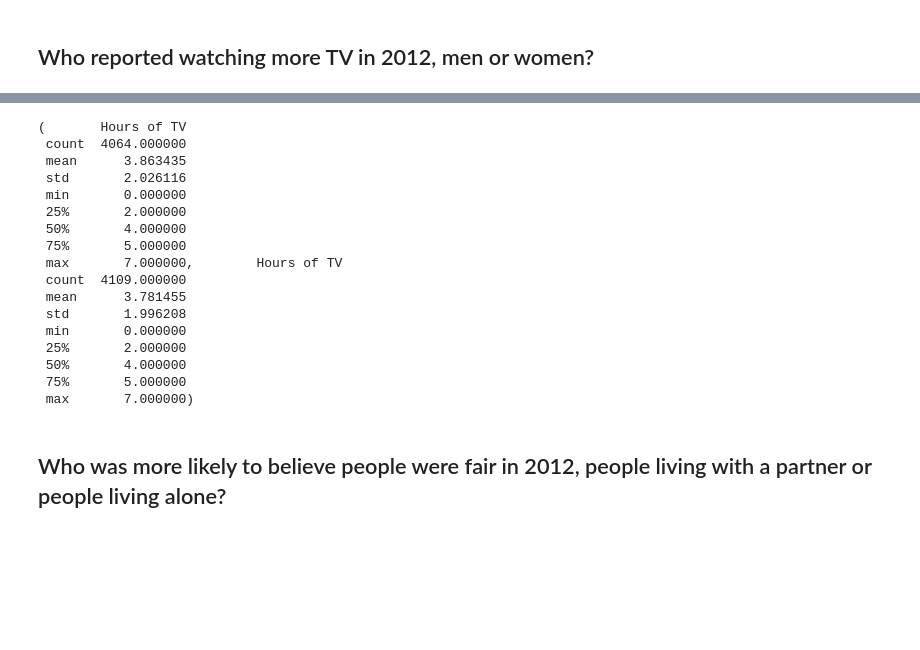
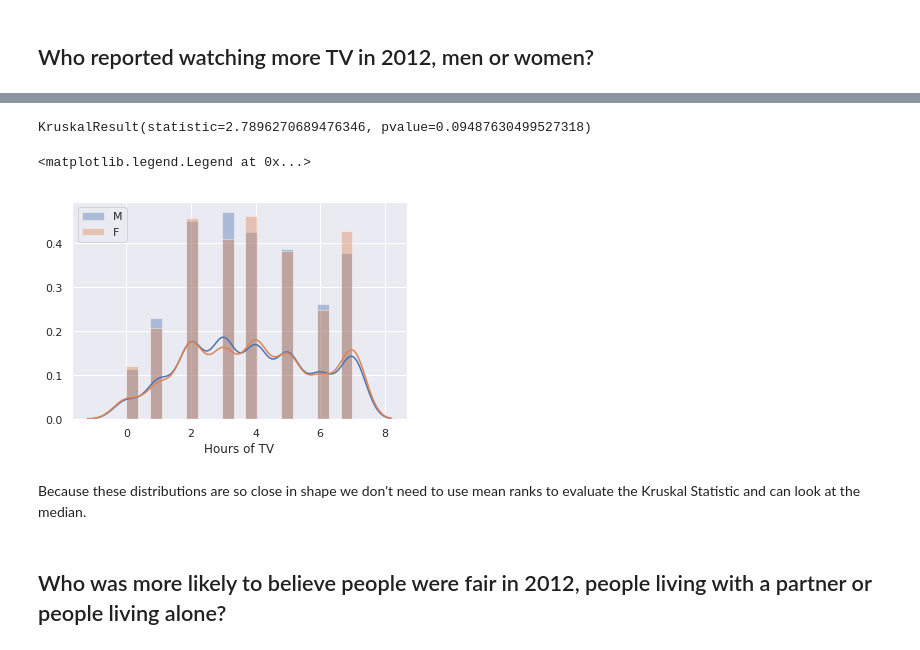
Before and after one commit to zdwhite/Thinkful-Unit-5, a Jupyter notebook: Challenge_What_test_to_use.ipynb, the cells around one changed output, grey strips where cells are left out. Drawn from its saved outputs; the diff is of its cells as text; code cells hidden in the pictures; blank space fills up the shorter version.

```diff
--- a/Challenge_What_test_to_use.ipynb
+++ b/Challenge_What_test_to_use.ipynb
@@ -304,23 +301,20 @@ sns.boxplot(y='gndr',x='Hours of TV',data=dd_tv,orient ='h')
 # %%
-pd.DataFrame(dd_tv[dd_tv['gndr']=='Female']['Hours of TV']).describe(),pd.DataFrame(dd_tv[dd_tv['gndr']=='Male']['Hours of TV']).describe()
+pop_1 = dd_tv[dd_tv['gndr']=='Female']['Hours of TV']
+pop_2 = dd_tv[dd_tv['gndr']=='Male']['Hours of TV']
+#stats.wilcoxon(pop_1,pop_2)
+stats.kruskal(pop_1,pop_2)
 # %% [output]
-(       Hours of TV
- count  4064.000000
- mean      3.863435
- std       2.026116
- min       0.000000
- 25%       2.000000
- 50%       4.000000
- 75%       5.000000
- max       7.000000,        Hours of TV
- count  4109.000000
- mean      3.781455
- std       1.996208
- min       0.000000
- 25%       2.000000
- 50%       4.000000
- 75%       5.000000
- max       7.000000)
+KruskalResult(statistic=2.7896270689476346, pvalue=0.09487630499527318)
+# %%
+sns.distplot(pop_2)
+sns.distplot(pop_1)
+
+plt.legend('MF',loc='upper left')
+# %% [output]
+<matplotlib.legend.Legend at 0x...>
+[figure, added]
+# %% [markdown]
+Because these distributions are so close in shape we don't need to use mean ranks to evaluate the Kruskal Statistic and can look at the median.
 # %% [markdown]
 
 
```
Also changed, not shown: parts of 19 cells of this notebook.
